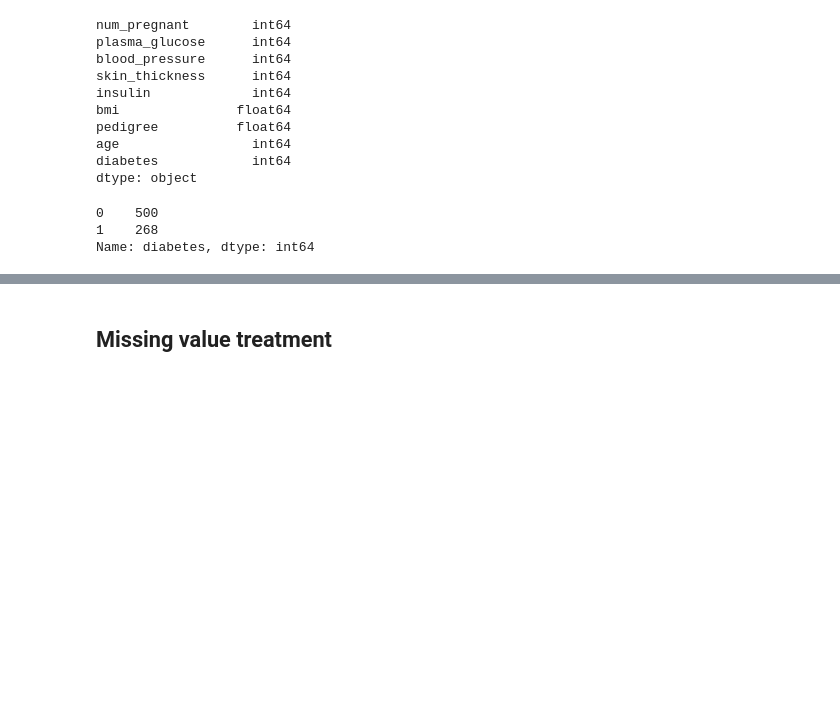
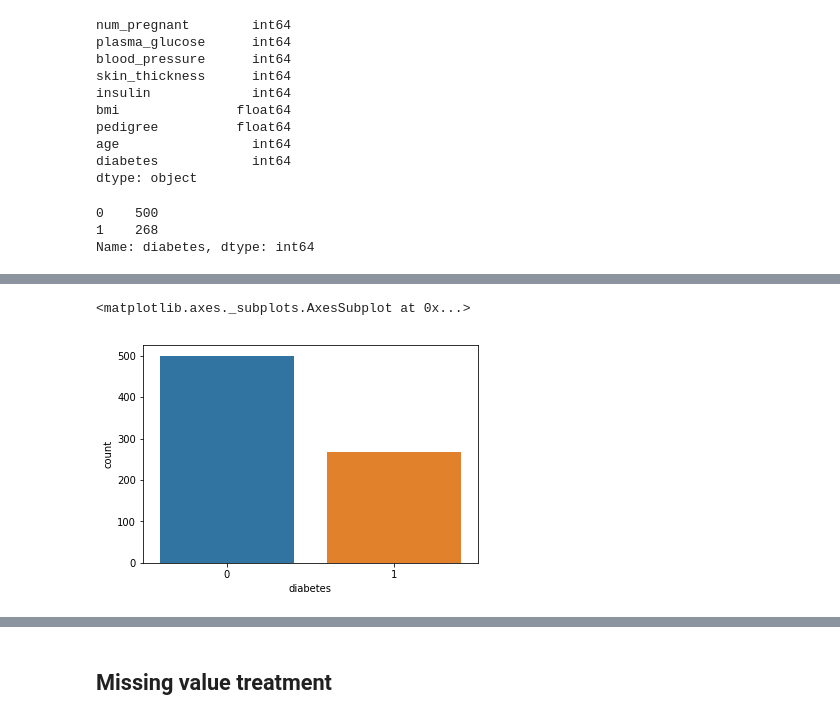
Before and after one commit to mknai/mldlcv, a Jupyter notebook: machine_learning/end_to_end.ipynb, the cells around one changed output, grey strips where cells are left out. Cells and saved outputs as stored; diff of their text form; code cells hidden in the pictures; blank space fills up the shorter version.

```diff
--- a/machine_learning/end_to_end.ipynb
+++ b/machine_learning/end_to_end.ipynb
@@ -67,0 +104,5 @@ Name: diabetes, dtype: int64
+# %%
+sns.countplot(data['diabetes'])
+# %% [output]
+<matplotlib.axes._subplots.AxesSubplot at 0x...>
+[figure, added]
```
Also changed, not shown: parts of 17 cells of this notebook, 7 other files.
